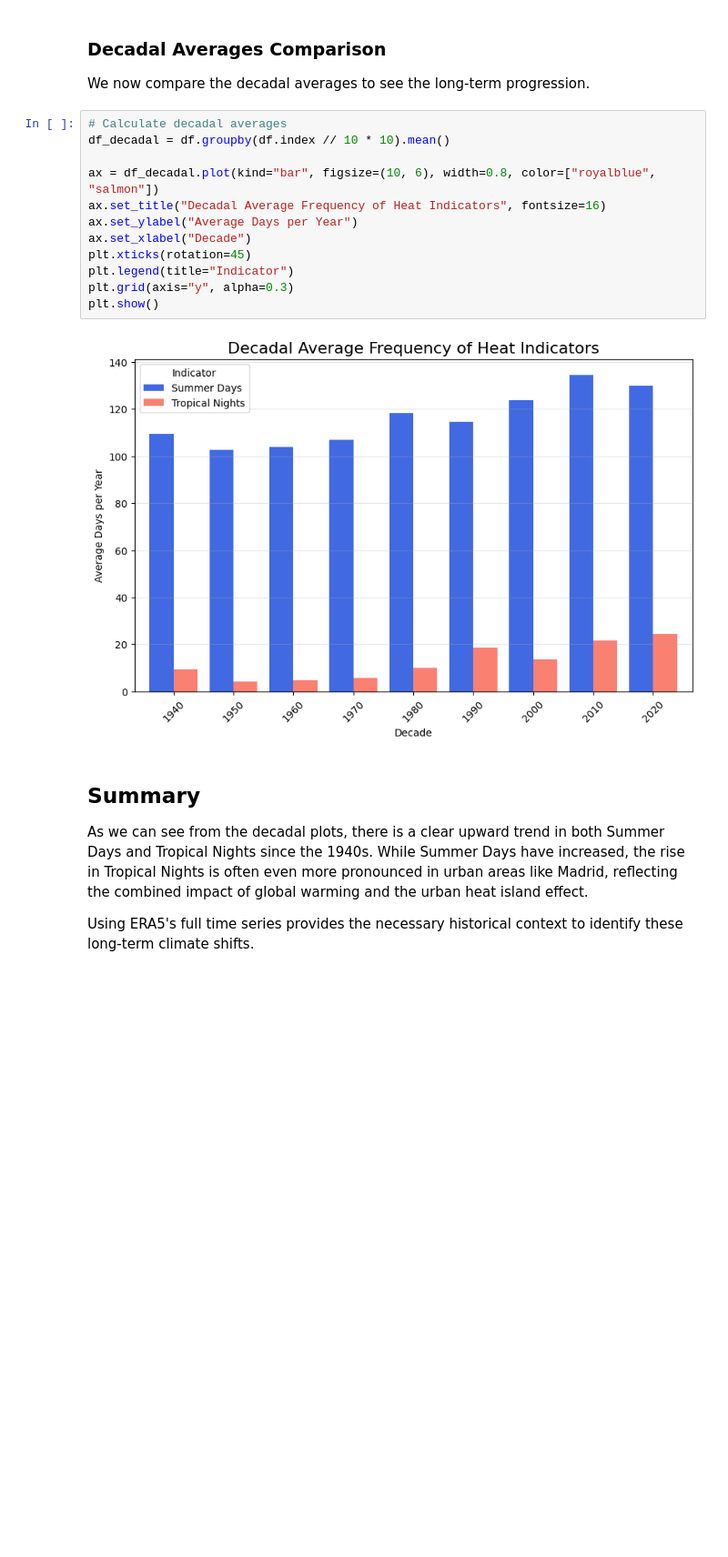
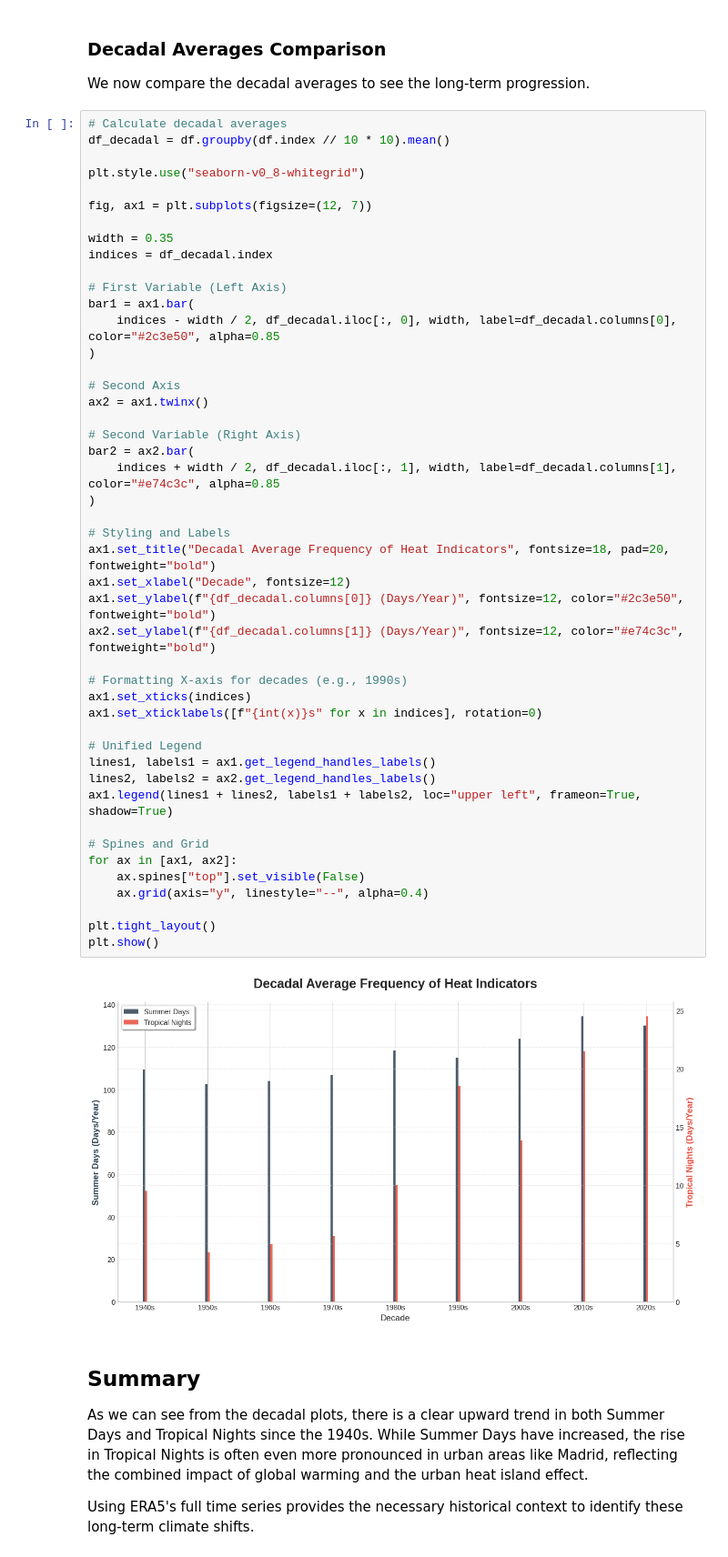
Before and after one commit to Predictia/earthkit-climate, a Jupyter notebook: docs/notebooks/era5_decadal_warming.ipynb, the cells around one changed output. Shown at 91% size. Cells and saved outputs as stored; diff of their text form; blank space fills up the shorter version.

Commit message:
refactor: notebook plots updated

```diff
--- a/docs/notebooks/era5_decadal_warming.ipynb
+++ b/docs/notebooks/era5_decadal_warming.ipynb
@@ -113,17 +151,51 @@ We now compare the decadal averages to see the long-term progression.
 # %%
 # Calculate decadal averages
 df_decadal = df.groupby(df.index // 10 * 10).mean()
 
-ax = df_decadal.plot(kind="bar", figsize=(10, 6), width=0.8, color=["royalblue", "salmon"])
-ax.set_title("Decadal Average Frequency of Heat Indicators", fontsize=16)
-ax.set_ylabel("Average Days per Year")
-ax.set_xlabel("Decade")
-plt.xticks(rotation=45)
-plt.legend(title="Indicator")
-plt.grid(axis="y", alpha=0.3)
+plt.style.use("seaborn-v0_8-whitegrid")
+
+fig, ax1 = plt.subplots(figsize=(12, 7))
+
+width = 0.35
+indices = df_decadal.index
+
+# First Variable (Left Axis)
+bar1 = ax1.bar(
+    indices - width / 2, df_decadal.iloc[:, 0], width, label=df_decadal.columns[0], color="#2c3e50", alpha=0.85
+)
+
+# Second Axis
+ax2 = ax1.twinx()
+
+# Second Variable (Right Axis)
+bar2 = ax2.bar(
+    indices + width / 2, df_decadal.iloc[:, 1], width, label=df_decadal.columns[1], color="#e74c3c", alpha=0.85
+)
+
+# Styling and Labels
+ax1.set_title("Decadal Average Frequency of Heat Indicators", fontsize=18, pad=20, fontweight="bold")
+ax1.set_xlabel("Decade", fontsize=12)
+ax1.set_ylabel(f"{df_decadal.columns[0]} (Days/Year)", fontsize=12, color="#2c3e50", fontweight="bold")
+ax2.set_ylabel(f"{df_decadal.columns[1]} (Days/Year)", fontsize=12, color="#e74c3c", fontweight="bold")
+
+# Formatting X-axis for decades (e.g., 1990s)
+ax1.set_xticks(indices)
+ax1.set_xticklabels([f"{int(x)}s" for x in indices], rotation=0)
+
+# Unified Legend
+lines1, labels1 = ax1.get_legend_handles_labels()
+lines2, labels2 = ax2.get_legend_handles_labels()
+ax1.legend(lines1 + lines2, labels1 + labels2, loc="upper left", frameon=True, shadow=True)
+
+# Spines and Grid
+for ax in [ax1, ax2]:
+    ax.spines["top"].set_visible(False)
+    ax.grid(axis="y", linestyle="--", alpha=0.4)
+
+plt.tight_layout()
 plt.show()
 # %% [output]
-[figure, old version]
+[figure, new version]
 # %% [markdown]
 ## Summary
 
```
Also changed, not shown: parts of 1 cell of this notebook.
